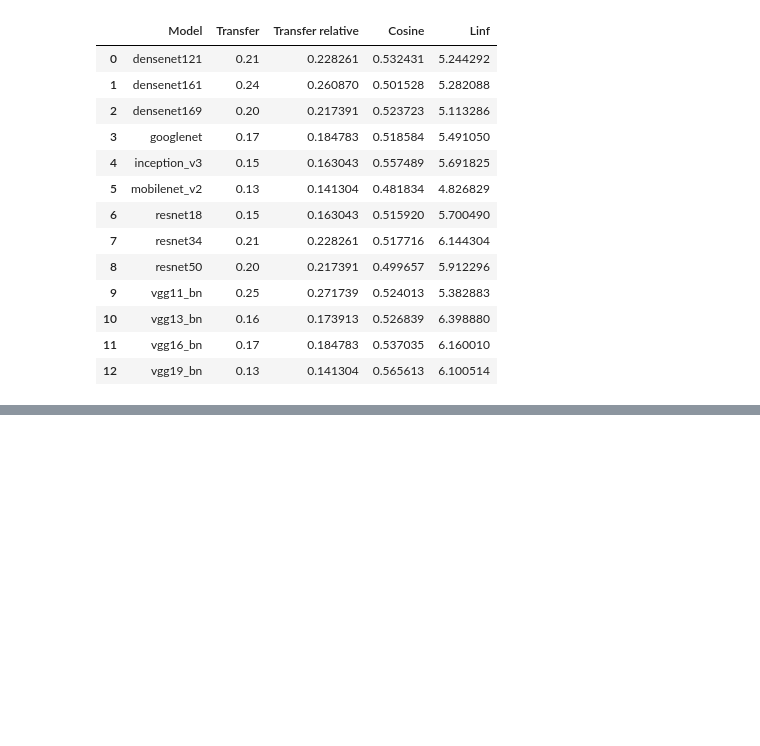
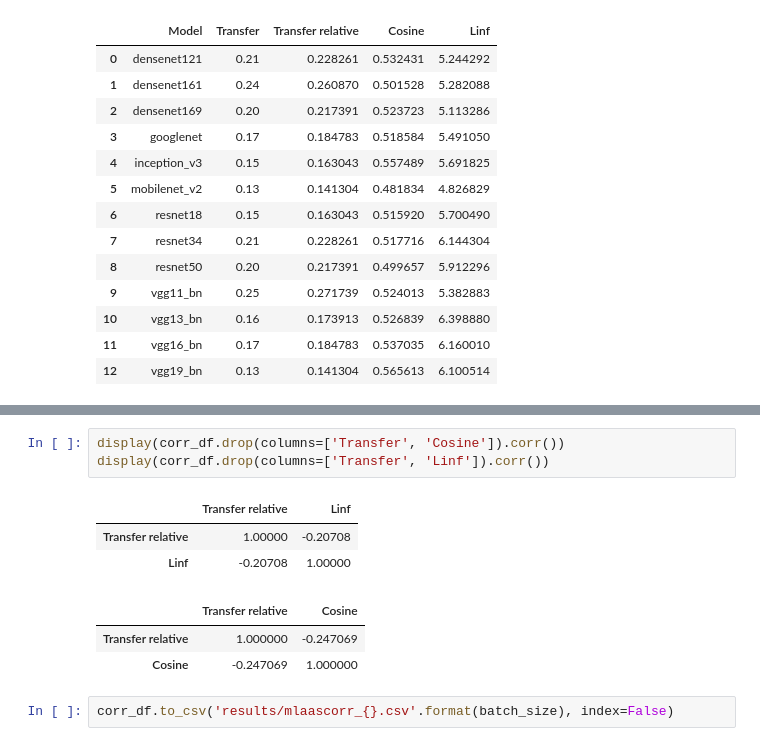
Before and after one commit to ClonedOne/bad_lemon, a Jupyter notebook: notebooks/prepare_lime_remote.ipynb, the cells around one changed output, grey strips where cells are left out. Cells and saved outputs as stored; diff of their text form; blank space fills up the shorter version.

```diff
--- a/notebooks/prepare_lime_remote.ipynb
+++ b/notebooks/prepare_lime_remote.ipynb
@@ -567,0 +580,12 @@ plt.show()
+# %%
+display(corr_df.drop(columns=['Transfer', 'Cosine']).corr())
+display(corr_df.drop(columns=['Transfer', 'Linf']).corr())
+# %% [output]
+|  | Transfer relative | Linf |
+| Transfer relative | 1.00000 | -0.20708 |
+| Linf | -0.20708 | 1.00000 |
+|  | Transfer relative | Cosine |
+| Transfer relative | 1.000000 | -0.247069 |
+| Cosine | -0.247069 | 1.000000 |
+# %%
+corr_df.to_csv('results/mlaascorr_{}.csv'.format(batch_size), index=False)
```
Also changed, not shown: parts of 8 cells of this notebook, 13 other files.
